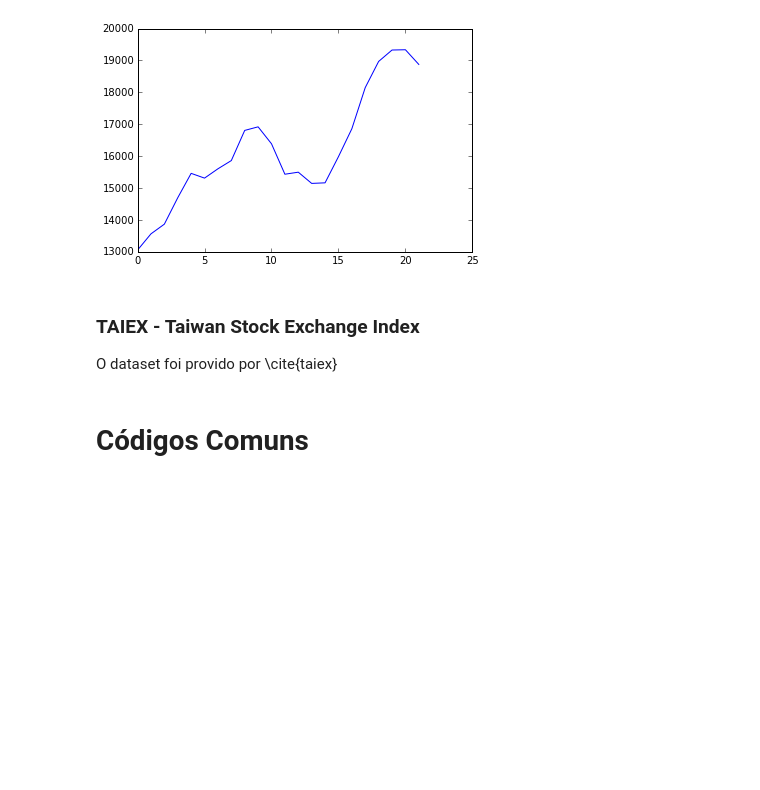
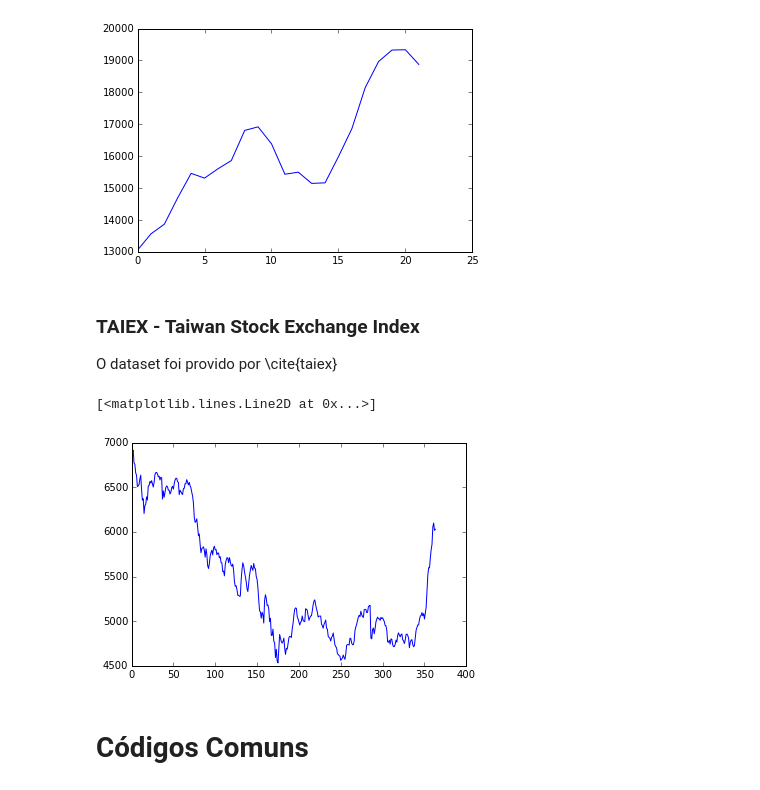
Before and after one commit to petroniocandido/FuzzyTimeSeries, a Jupyter notebook: FTS.ipynb, the cells around one changed output. Cells and saved outputs as stored; diff of their text form; code cells hidden in the pictures; blank space fills up the shorter version.

```diff
--- a/FTS.ipynb
+++ b/FTS.ipynb
@@ -58,6 +60,13 @@ plot(enrollments["Enrollments"])
 ### TAIEX - Taiwan Stock Exchange Index
 
 O dataset foi provido por \cite{taiex}
+# %%
+taiex = pd.read_csv("DataSets/TAIEX.csv", sep=",")
+taiexsample = taiex["avg"][1:365]
+plot(taiexsample)
+# %% [output]
+[<matplotlib.lines.Line2D at 0x...>]
+[figure, added]
 # %% [markdown]
 # Códigos Comuns
 # %% [markdown]
```
Also changed, not shown: parts of 23 cells of this notebook, 2 other files.
